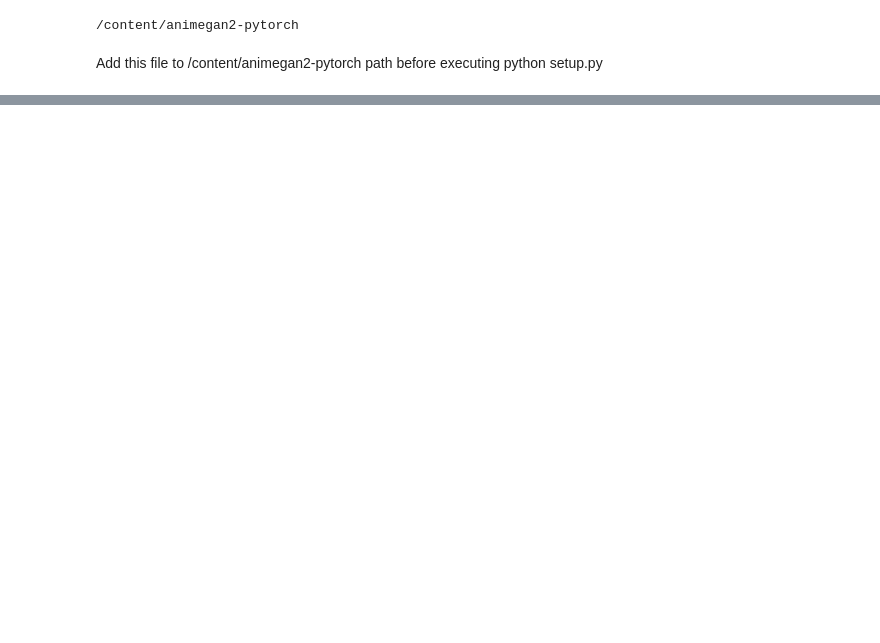
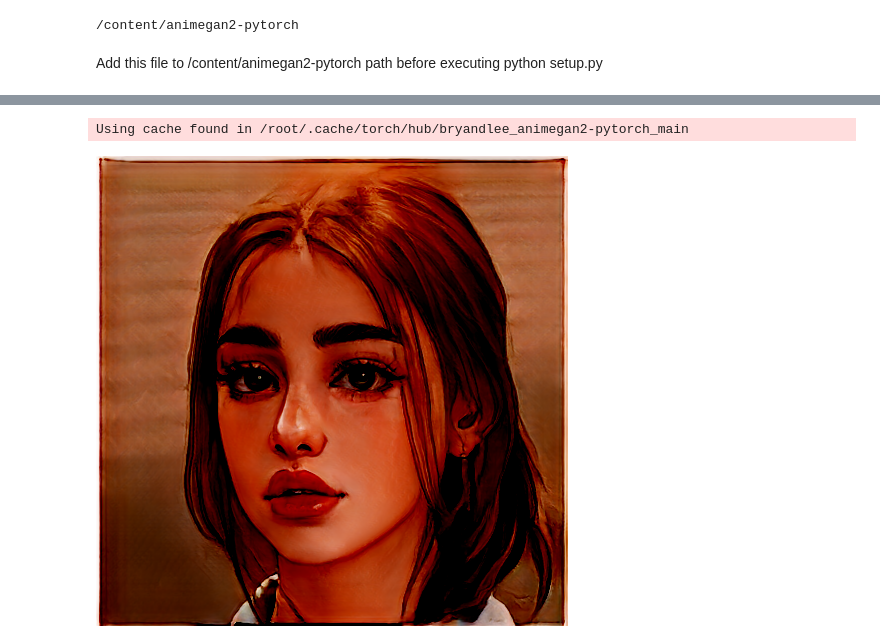
Before and after one commit to Rajesheeda/ghibli_trend, a Jupyter notebook: ghibli_code.ipynb, the cells around one changed output, grey strips where cells are left out. Drawn from its saved outputs; the diff is of its cells as text; code cells hidden in the pictures; blank space fills up the shorter version.

Commit message:
i have added one more way to make Ghibli Image

```diff
--- a/ghibli_code.ipynb
+++ b/ghibli_code.ipynb
@@ -61,0 +95,22 @@ Ghibli-style image saved as ghibli_output.jpg
+# %%
+import torch
+from PIL import Image
+import torchvision.transforms as transforms
+
+model = torch.hub.load("bryandlee/animegan2-pytorch", "generator").eval()
+
+inp_path = "/content/d2c4b5e5-8919-4b55-8f14-7faa29199269.JPG"
+# Load an image and convert it to a tensor
+img = Image.open(inp_path).convert("RGB")  # Replace with your image path
+transform = transforms.Compose([
+    transforms.ToTensor(),
+])
+img_tensor = transform(img)
+
+# Add a batch dimension
+img_tensor = img_tensor.unsqueeze(0)
+
+# Now you can pass img_tensor to the model
+out = model(img_tensor)  # BCHW tensor
+# %% [output]
+Using cache found in /root/.cache/torch/hub/bryandlee_animegan2-pytorch_main
@@ -61,0 +119,21 @@ Ghibli-style image saved as ghibli_output.jpg
+# %%
+# Post-processing
+# 1. Remove the batch dimension
+out = out.squeeze(0)
+# 2. Clamp the tensor values to the range [0, 1]
+out = torch.clamp(out, 0, 1)
+# 3. Convert the tensor back to a PIL Image
+out_img = transforms.ToPILImage()(out)
+
+# Display the output image
+out_img.show()
+
+# Save the output image
+out_img.save("/content/output_image.jpg")  # Choose your desired filename
+# %%
+from IPython.display import display
+
+# Display the output image using IPython.display.display
+display(out_img)
+# %% [output]
+[figure, added]
```
Also changed, not shown: parts of 9 cells of this notebook.
